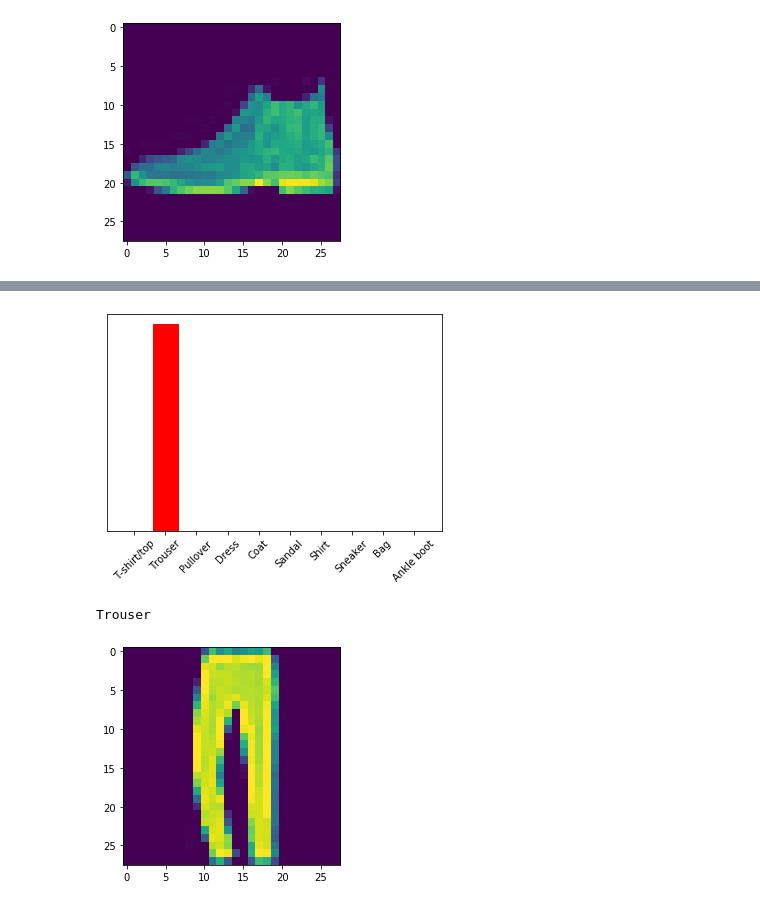
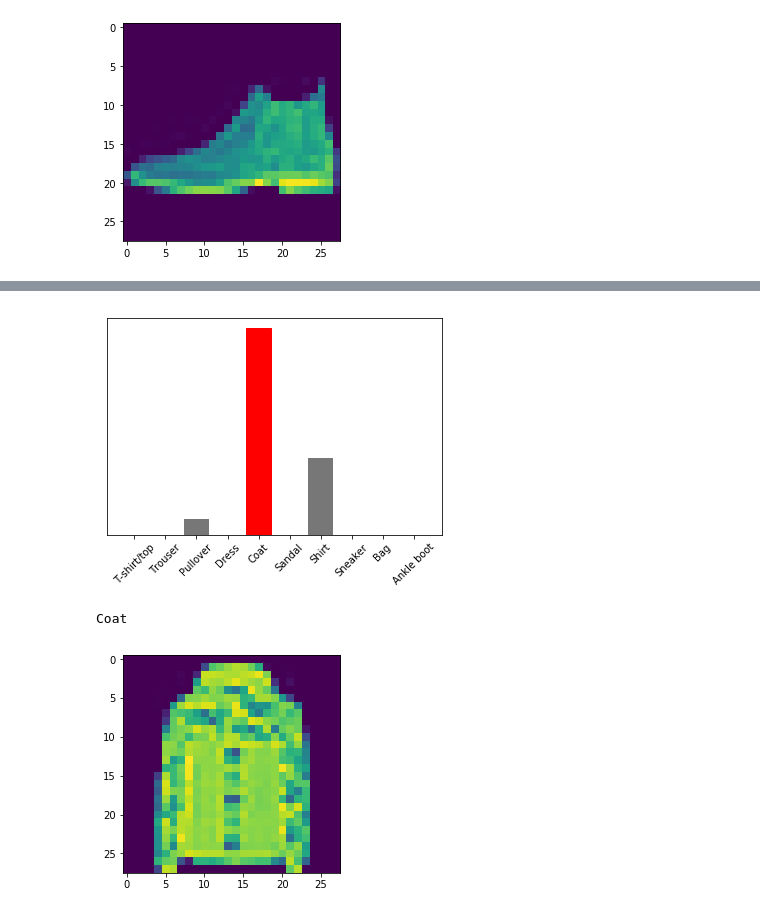
Before and after one commit to aliabbas101/Deep-Learning, a Jupyter notebook: Multiclass classification on Fashion MNIST using CNN.ipynb, the cells around one changed output, grey strips where cells are left out. Cells and saved outputs as stored; diff of their text form; code cells hidden in the pictures.

```diff
--- a/Multiclass classification on Fashion MNIST using CNN.ipynb
+++ b/Multiclass classification on Fashion MNIST using CNN.ipynb
@@ -40,5 +49,5 @@ model=keras.Sequential([
 model.compile(optimizer="adam",loss="sparse_categorical_crossentropy",
              metrics=["accuracy"])
 
-model.fit(train_images,train_labels, epochs=5)
+model.fit(train_images,train_labels, epochs=7)
 # %% [output]
@@ -77,32 +90,32 @@ Sneaker
 # %%
 #Analysis of our model
 
 def plot_value_array(i,predictions_array,true_label):
     predictions_array,true_label=predictions_array[i],true_label[i]
     plt.grid(False)
     plt.xticks([])
     plt.yticks([])
     thisplot=plt.bar(range(10),predictions_array,color="#777777")
     predicted_label=np.argmax(predictions_array)
     thisplot[predicted_label].set_color('red')
     thisplot[true_label].set_color('blue')
 
 
 
 
-test_image=2
+test_image=130
 img=test_images[test_image]
 img=(np.expand_dims(img,0))
 
 prediction=model.predict(img)
 
 plot_value_array(0,prediction,test_labels)
 plt.xticks(range(10),class_names,rotation=45)
 plt.show()
 plt.imshow(test_images[test_image])
 print(class_names[np.argmax(predictions[test_image])])
 plt.show()
 # %% [output]
-[figure, old version]
+[figure, new version]
-Trouser
+Coat
-[figure, old version]
+[figure, new version]
```
Also changed, not shown: parts of 5 cells of this notebook, 1 other file.
